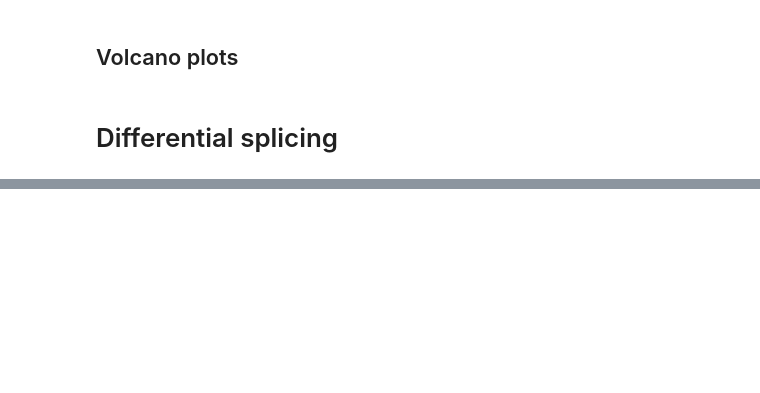
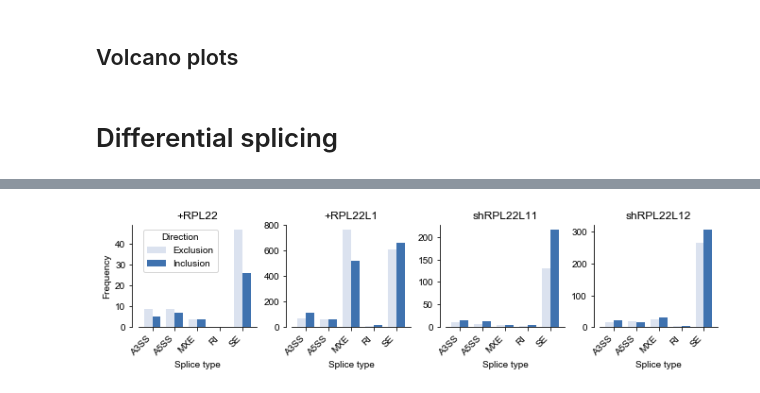
Before and after one commit to kevinhu/mdm4-splicing, a Jupyter notebook: notebooks/fig3_rnaseq.ipynb, the cells around one changed output, grey strips where cells are left out. Drawn from its saved outputs; the diff is of its cells as text; code cells hidden in the pictures; blank space fills up the shorter version.

```diff
--- a/notebooks/fig3_rnaseq.ipynb
+++ b/notebooks/fig3_rnaseq.ipynb
@@ -329,11 +309,13 @@ rpl22_oe_rmats = pd.read_csv("../data/processed/rmats_merge/rpl22_oe.txt",sep="\
 rpl22l1_oe_rmats = pd.read_csv("../data/processed/rmats_merge/rpl22l1_oe.txt",sep="\t",index_col=0)
 sh704_rmats = pd.read_csv("../data/processed/rmats_merge/sh704.txt",sep="\t",index_col=0)
 sh705_rmats = pd.read_csv("../data/processed/rmats_merge/sh705.txt",sep="\t",index_col=0)
+
+rpl22_oe_rmats = rpl22_oe_rmats.rename({"PValue":"pval","FDR":"qval"},axis=1)
+rpl22l1_oe_rmats = rpl22l1_oe_rmats.rename({"PValue":"pval","FDR":"qval"},axis=1)
+sh704_rmats = sh704_rmats.rename({"PValue":"pval","FDR":"qval"},axis=1)
+sh705_rmats = sh705_rmats.rename({"PValue":"pval","FDR":"qval"},axis=1)
+
+splice_types = ["A3SS","A5SS","MXE","RI","SE"]
-# %%
-rpl22_oe_rmats = rpl22_oe_rmats.rename({"PValue":"pval"},axis=1)
-rpl22l1_oe_rmats = rpl22l1_oe_rmats.rename({"PValue":"pval"},axis=1)
-sh704_rmats = sh704_rmats.rename({"PValue":"pval"},axis=1)
-sh705_rmats = sh705_rmats.rename({"PValue":"pval"},axis=1)
 # %%
 all_bars("UBAP2L_ENSG00000143569_154241837_154241888_154241232_154241430_154243356_154243649",
      "splicing")
@@ -355,0 +386,22 @@ plt.savefig("../plots/MDM4_6_splicing.pdf",bbox_inches="tight",background="trans
+# %%
+plt.figure(figsize=(11,2))
+
+for experiment_idx, experiment in enumerate([rpl22_oe_rmats,
+                                             rpl22l1_oe_rmats,
+                                             sh704_rmats,
+                                             sh705_rmats
+                                            ]):
+
+    ax = plt.subplot(1,4,experiment_idx+1)
+    plot_splice_types(experiment,ax=ax,legend=experiment_idx<1)
+
+    if experiment_idx > 0:
+        plt.ylabel("")
+
+    ax.set_title(display_names[experiment_idx])
+
+plt.subplots_adjust(wspace=0.3)
+
+plt.savefig("../plots/significant_splice_types.pdf",bbox_inches="tight",background="transparent")
+# %% [output]
+[figure, added]
```
Also changed, not shown: parts of 9 cells of this notebook, 11 other files.
